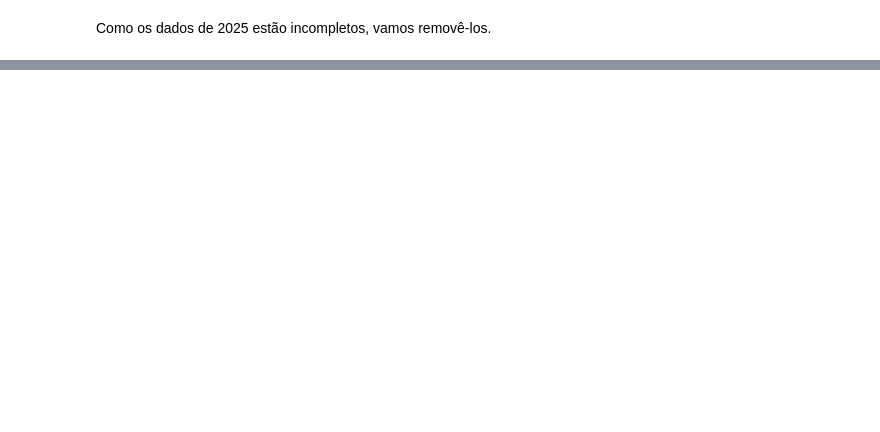
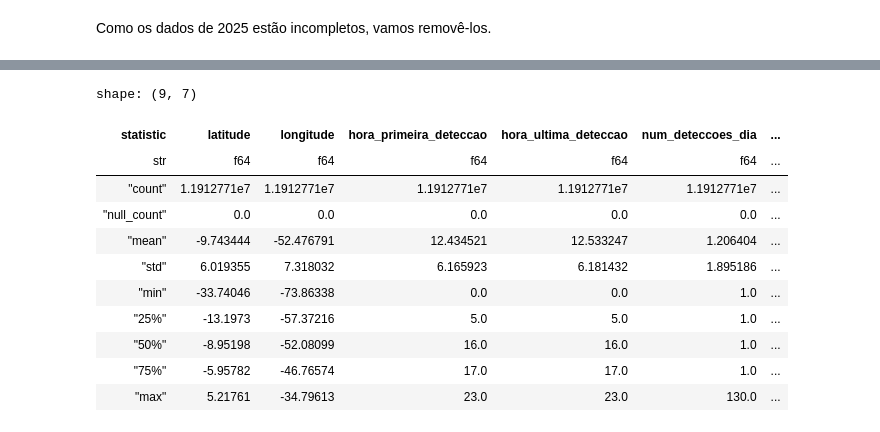
Before and after one commit to joaomarcosmb/queimadas, a Jupyter notebook: notebooks/1.0.0-eda-e-tratamento.ipynb, the cells around one changed output, grey strips where cells are left out. Drawn from its saved outputs; the diff is of its cells as text; code cells hidden in the pictures; blank space fills up the shorter version.

```diff
--- a/notebooks/1.0.0-eda-e-tratamento.ipynb
+++ b/notebooks/1.0.0-eda-e-tratamento.ipynb
@@ -293,0 +179,3 @@ df.to_parquet('data/queimadas-classificacao.parquet', index=False)
+# %%
+df = df.drop(['id_municipio'])
+print(f'\nDimensões do dataset após remoção de features: {df.height:,} linhas x {df.width} colunas')
@@ -293,0 +205,12 @@ df.to_parquet('data/queimadas-classificacao.parquet', index=False)
+# %%
+# Remoção de duplicatas exatas para um mesmo ponto no espaço e tempo
+df = df.unique(keep='first')
+
+# Registros duplicados a nível de dia
+df = df.with_columns([
+    (pl.col('latitude').cast(pl.Utf8) + '_' +
+     pl.col('longitude').cast(pl.Utf8) + '_' +
+     pl.col('data_hora').dt.truncate('1d').cast(pl.Utf8)).alias('st_key')
+])
+day_duplicates = df.filter(pl.col('st_key').is_duplicated()).height
+print(f'Duplicatas a nível de dia: {day_duplicates:,} ({day_duplicates/df.height*100:.2f}%)')
@@ -293,0 +219,2 @@ df.to_parquet('data/queimadas-classificacao.parquet', index=False)
+# %%
+df.sort('st_key').head()
@@ -293,0 +334,17 @@ df.to_parquet('data/queimadas-classificacao.parquet', index=False)
+# %%
+out = {}
+
+CATEGORICAL_COLS = [
+    'bioma', 'sigla_uf', 'mes', 'dia_ano', 'dia_semana', 'semana_ano', 'trimestre',
+    'periodo_dia_predominante', 'estacao_ano', 'periodo_climatico'
+]
+
+NUMERIC_COLS = [
+    'latitude', 'longitude',
+    'hora_primeira_deteccao', 'hora_ultima_deteccao',
+    'num_deteccoes_dia', 'multiplas_deteccoes'
+]
+
+DATE_COLS = ['data_dia']
+
+ORDINAL_TIME_COLS = ['ano']
@@ -293,0 +354,17 @@ df.to_parquet('data/queimadas-classificacao.parquet', index=False)
+# %%
+numerical_stats = df_daily.select(NUMERIC_COLS).describe()
+out['numerical_stats'] = numerical_stats
+numerical_stats
+# %% [output]
+shape: (9, 7)
+| statistic | latitude | longitude | hora_primeira_deteccao | hora_ultima_deteccao | num_deteccoes_dia | ... |
+| str | f64 | f64 | f64 | f64 | f64 | ... |
+| "count" | 1.1912771e7 | 1.1912771e7 | 1.1912771e7 | 1.1912771e7 | 1.1912771e7 | ... |
+| "null_count" | 0.0 | 0.0 | 0.0 | 0.0 | 0.0 | ... |
+| "mean" | -9.743444 | -52.476791 | 12.434521 | 12.533247 | 1.206404 | ... |
+| "std" | 6.019355 | 7.318032 | 6.165923 | 6.181432 | 1.895186 | ... |
+| "min" | -33.74046 | -73.86338 | 0.0 | 0.0 | 1.0 | ... |
+| "25%" | -13.1973 | -57.37216 | 5.0 | 5.0 | 1.0 | ... |
+| "50%" | -8.95198 | -52.08099 | 16.0 | 16.0 | 1.0 | ... |
+| "75%" | -5.95782 | -46.76574 | 17.0 | 17.0 | 1.0 | ... |
+| "max" | 5.21761 | -34.79613 | 23.0 | 23.0 | 130.0 | ... |
```
Also changed, not shown: parts of 88 cells of this notebook, 11 other files.
